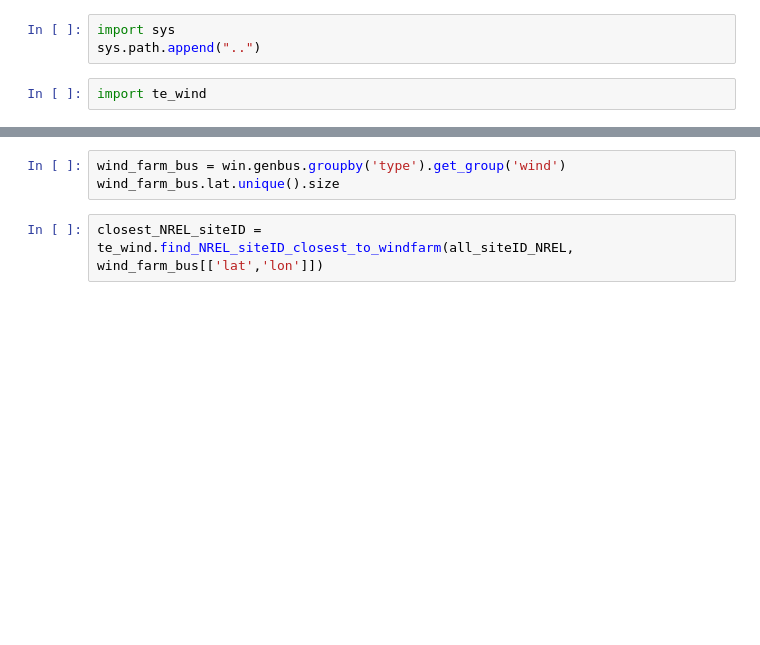
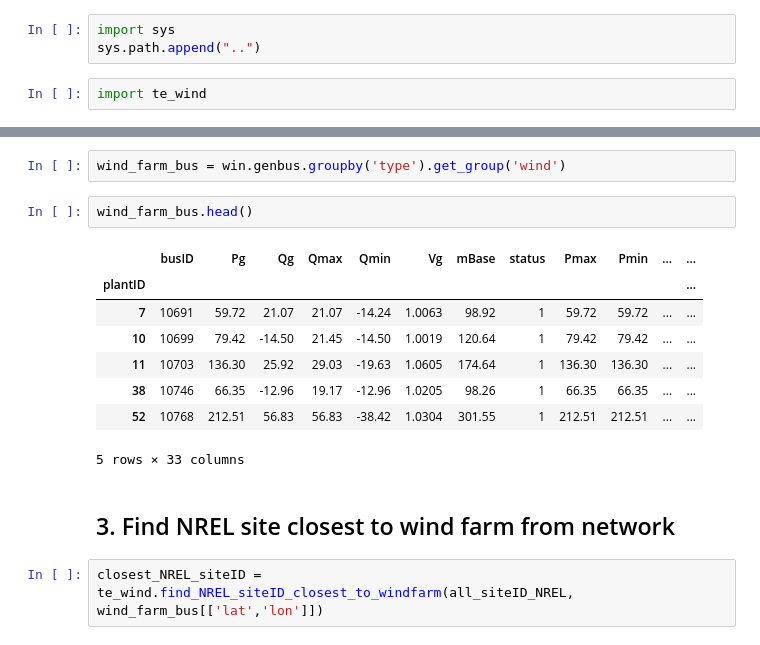
Before and after one commit to Breakthrough-Energy/PreREISE, a Jupyter notebook: prereise/gather/winddata/te_wind/demo/te_wind_demo.ipynb, the cells around one changed output, grey strips where cells are left out. Saved outputs shown, nothing was run; the diff lists cells and outputs as text; blank space fills up the shorter version.

```diff
--- a/prereise/gather/winddata/te_wind/demo/te_wind_demo.ipynb
+++ b/prereise/gather/winddata/te_wind/demo/te_wind_demo.ipynb
@@ -11,5 +46,17 @@ win = WesternIntNet()
 # %%
 wind_farm_bus = win.genbus.groupby('type').get_group('wind')
-wind_farm_bus.lat.unique().size
+# %%
+wind_farm_bus.head()
+# %% [output]
+|  | busID | Pg | Qg | Qmax | Qmin | Vg | mBase | status | Pmax | Pmin | ... | ... |
+| plantID |  |  |  |  |  |  |  |  |  |  |  | ... |
+| 7 | 10691 | 59.72 | 21.07 | 21.07 | -14.24 | 1.0063 | 98.92 | 1 | 59.72 | 59.72 | ... | ... |
+| 10 | 10699 | 79.42 | -14.50 | 21.45 | -14.50 | 1.0019 | 120.64 | 1 | 79.42 | 79.42 | ... | ... |
+| 11 | 10703 | 136.30 | 25.92 | 29.03 | -19.63 | 1.0605 | 174.64 | 1 | 136.30 | 136.30 | ... | ... |
+| 38 | 10746 | 66.35 | -12.96 | 19.17 | -12.96 | 1.0205 | 98.26 | 1 | 66.35 | 66.35 | ... | ... |
+| 52 | 10768 | 212.51 | 56.83 | 56.83 | -38.42 | 1.0304 | 301.55 | 1 | 212.51 | 212.51 | ... | ... |
+5 rows × 33 columns
+# %% [markdown]
+## 3. Find NREL site closest to wind farm from network
 # %%
 closest_NREL_siteID = te_wind.find_NREL_siteID_closest_to_windfarm(all_siteID_NREL, wind_farm_bus[['lat','lon']])
```
Also changed, not shown: parts of 20 cells of this notebook, 1 other file.
